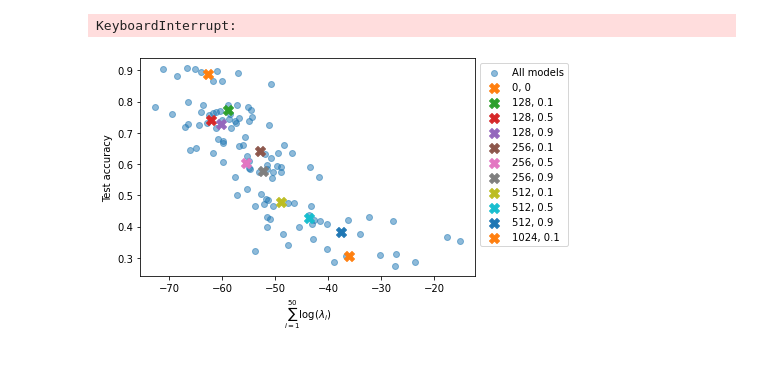
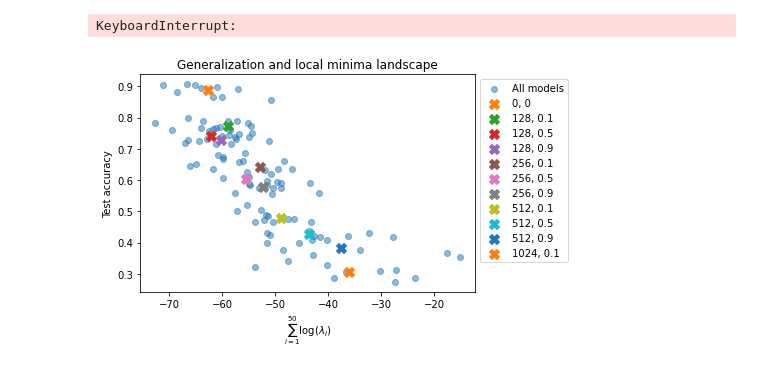
Before and after one commit to xiaotiansu/OptML_SB, a Jupyter notebook: test_acc_vs_hessian_eigs.ipynb, the cells around one changed output. Saved outputs shown, nothing was run; the diff lists cells and outputs as text; code cells hidden in the pictures.

```diff
--- a/test_acc_vs_hessian_eigs.ipynb
+++ b/test_acc_vs_hessian_eigs.ipynb
@@ -216,25 +216,26 @@ stats_data = np.load("experiment_results/stats_data_re.npy", allow_pickle=True)
 # %%
 configlist = [[0,0]]+ [[2**x,y] for x in range(7,11) for y in [0.1,0.5,0.9]][:10]
 eigs = []
 test_accs = []
 for ii, stat in enumerate(stats_data.reshape(-1)):
     if stat[0]<2000:
         test_accs.append(stat[-1])
         eigs.append(Hessians_eig.reshape(-1)[ii])
 plt.scatter(eigs,test_accs,label = "All models",alpha = 0.5,marker="o")
 label_list = [str(x[0])+", "+str(x[1]) for x in configlist]
 
 for jj in range(11):
     eigs = []
     test_accs = []
     for ii, stat in enumerate(stats_data[jj]):
         if stat[0]<2000:
             test_accs.append(stat[-1])
             eigs.append(Hessians_eig[jj][ii])
     plt.scatter(np.mean(eigs),np.mean(test_accs),label = label_list[jj], marker="X", s=100)
 plt.legend(bbox_to_anchor=(1, 1))
 plt.xlabel(r'$\sum_{i=1}^{50} \log(\lambda_i)$')
 plt.ylabel('Test accuracy')
+plt.title('Generalization and local minima landscape')
 plt.savefig("figures/acc_eig.png",dpi=200,bbox_inches='tight')
 # %% [output]
-[figure, old version]
+[figure, new version]
```
Also changed, not shown: 9 other files.
